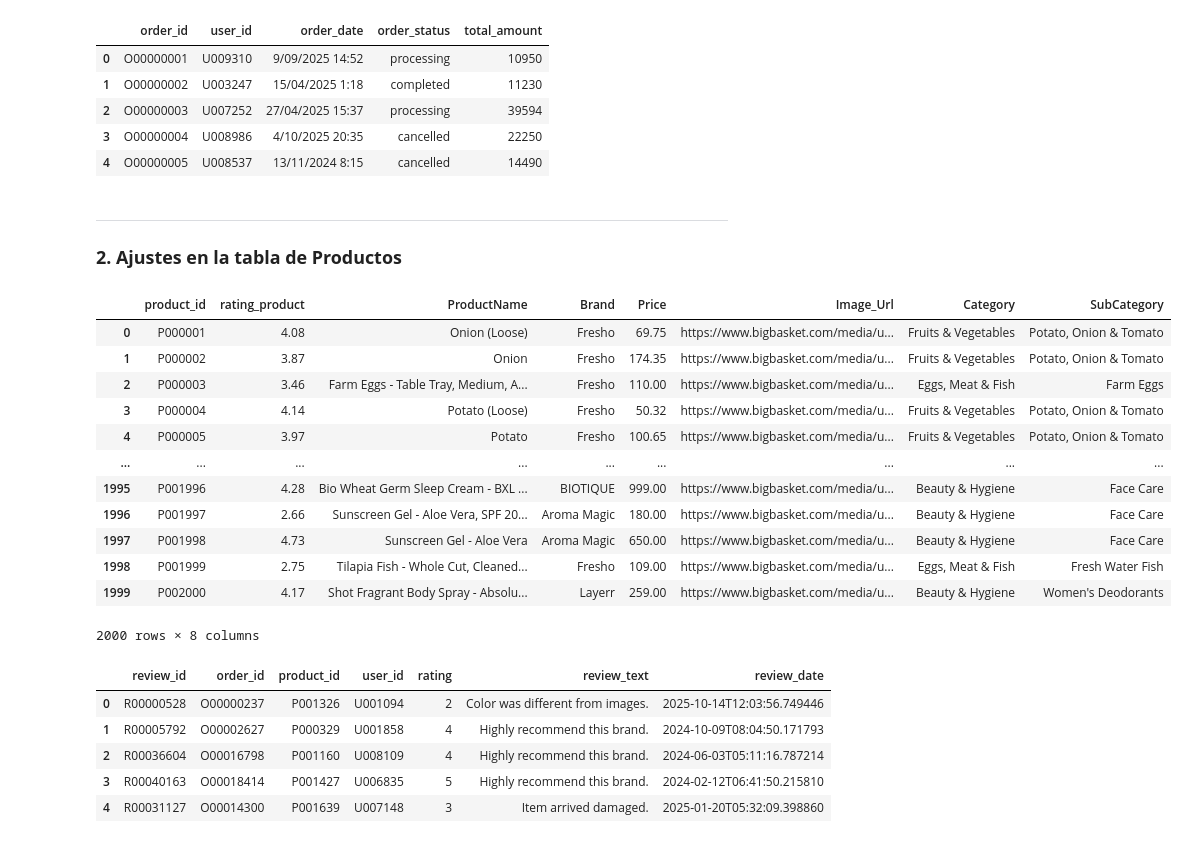
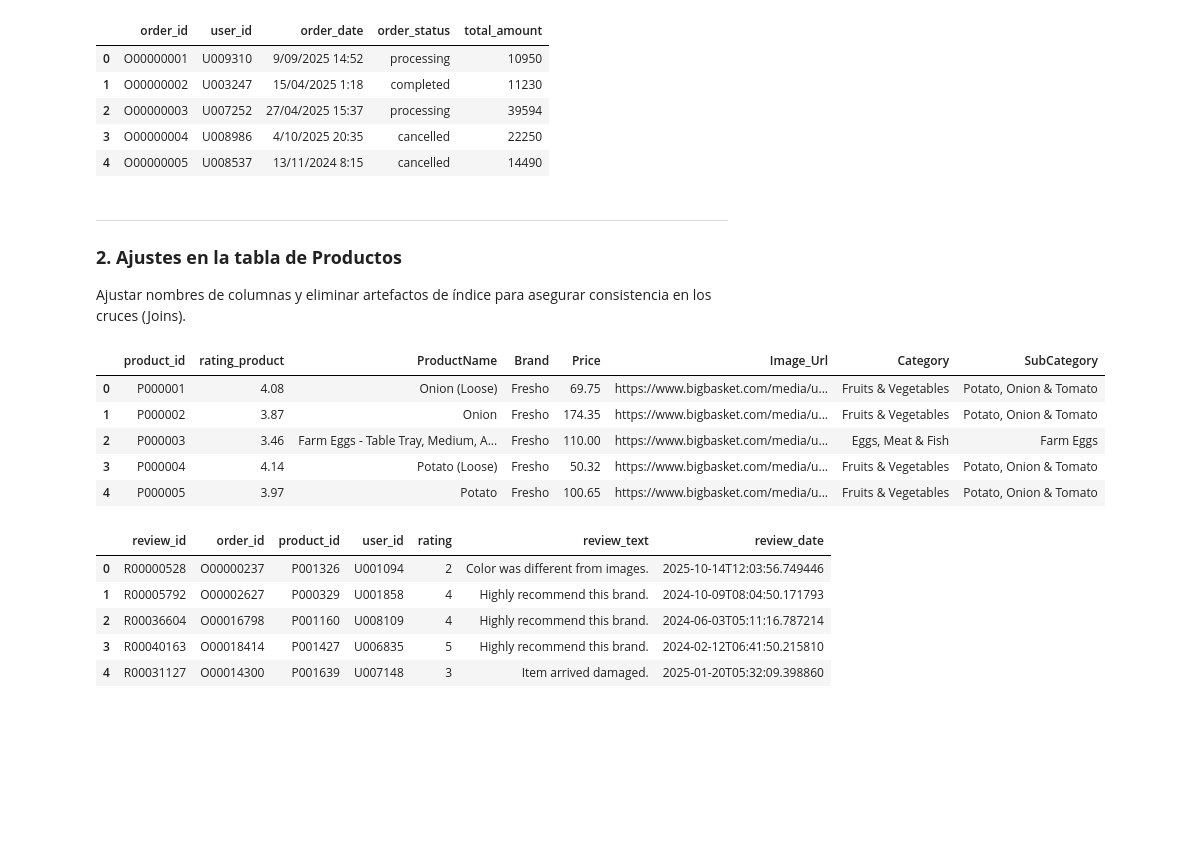
Before and after one commit to IvanFM888/PF-Quantum_Insights, a Jupyter notebook: EDA.ipynb, the cells around one changed output. Saved outputs shown, nothing was run; the diff lists cells and outputs as text; code cells hidden in the pictures; blank space fills up the shorter version.

```diff
--- a/EDA.ipynb
+++ b/EDA.ipynb
@@ -64,29 +71,24 @@ df_orders.head()
 # %% [markdown]
 ___
 ### **2. Ajustes en la tabla de Productos**
+
+Ajustar nombres de columnas y eliminar artefactos de índice para asegurar consistencia en los cruces (Joins).
 # %%
-# Renombramos la columna 'rating' a 'rating_product' para evitar ambigüedades cuando unamos esta tabla con 'reviews'
+# Renombrar la columna 'rating' a 'rating_product' para evitar ambigüedades cuando unamos esta tabla con 'reviews'
 df_products = df_products.rename(columns={"rating": "rating_product"})
 
-# Eliminamos la columna 'Unnamed: 0', que suele aparecer cuando se guarda un archivo CSV incluyendo el índice previo
+# Eliminar la columna 'Unnamed: 0', que suele aparecer cuando se guarda un archivo CSV incluyendo el índice previo
 df_products = df_products.drop(columns=["Unnamed: 0"], axis=1)
 
-# Visualizamos el DataFrame resultante para confirmar los cambios
-df_products
+# Validar el DataFrame resultante para confirmar los cambios
+df_products.head()
 # %% [output]
 |  | product_id | rating_product | ProductName | Brand | Price | Image_Url | Category | SubCategory |
 | 0 | P000001 | 4.08 | Onion (Loose) | Fresho | 69.75 | https://www.bigbasket.com/media/u... | Fruits & Vegetables | Potato, Onion & Tomato |
 | 1 | P000002 | 3.87 | Onion | Fresho | 174.35 | https://www.bigbasket.com/media/u... | Fruits & Vegetables | Potato, Onion & Tomato |
 | 2 | P000003 | 3.46 | Farm Eggs - Table Tray, Medium, A... | Fresho | 110.00 | https://www.bigbasket.com/media/u... | Eggs, Meat & Fish | Farm Eggs |
 | 3 | P000004 | 4.14 | Potato (Loose) | Fresho | 50.32 | https://www.bigbasket.com/media/u... | Fruits & Vegetables | Potato, Onion & Tomato |
 | 4 | P000005 | 3.97 | Potato | Fresho | 100.65 | https://www.bigbasket.com/media/u... | Fruits & Vegetables | Potato, Onion & Tomato |
-| ... | ... | ... | ... | ... | ... | ... | ... | ... |
-| 1995 | P001996 | 4.28 | Bio Wheat Germ Sleep Cream - BXL ... | BIOTIQUE | 999.00 | https://www.bigbasket.com/media/u... | Beauty & Hygiene | Face Care |
-| 1996 | P001997 | 2.66 | Sunscreen Gel - Aloe Vera, SPF 20... | Aroma Magic | 180.00 | https://www.bigbasket.com/media/u... | Beauty & Hygiene | Face Care |
-| 1997 | P001998 | 4.73 | Sunscreen Gel - Aloe Vera | Aroma Magic | 650.00 | https://www.bigbasket.com/media/u... | Beauty & Hygiene | Face Care |
-| 1998 | P001999 | 2.75 | Tilapia Fish - Whole Cut, Cleaned... | Fresho | 109.00 | https://www.bigbasket.com/media/u... | Eggs, Meat & Fish | Fresh Water Fish |
-| 1999 | P002000 | 4.17 | Shot Fragrant Body Spray - Absolu... | Layerr | 259.00 | https://www.bigbasket.com/media/u... | Beauty & Hygiene | Women's Deodorants |
-2000 rows × 8 columns
 # %%
 df_reviews.head()
 # %% [output]
```
Also changed, not shown: parts of 19 cells of this notebook, 10 other files.
